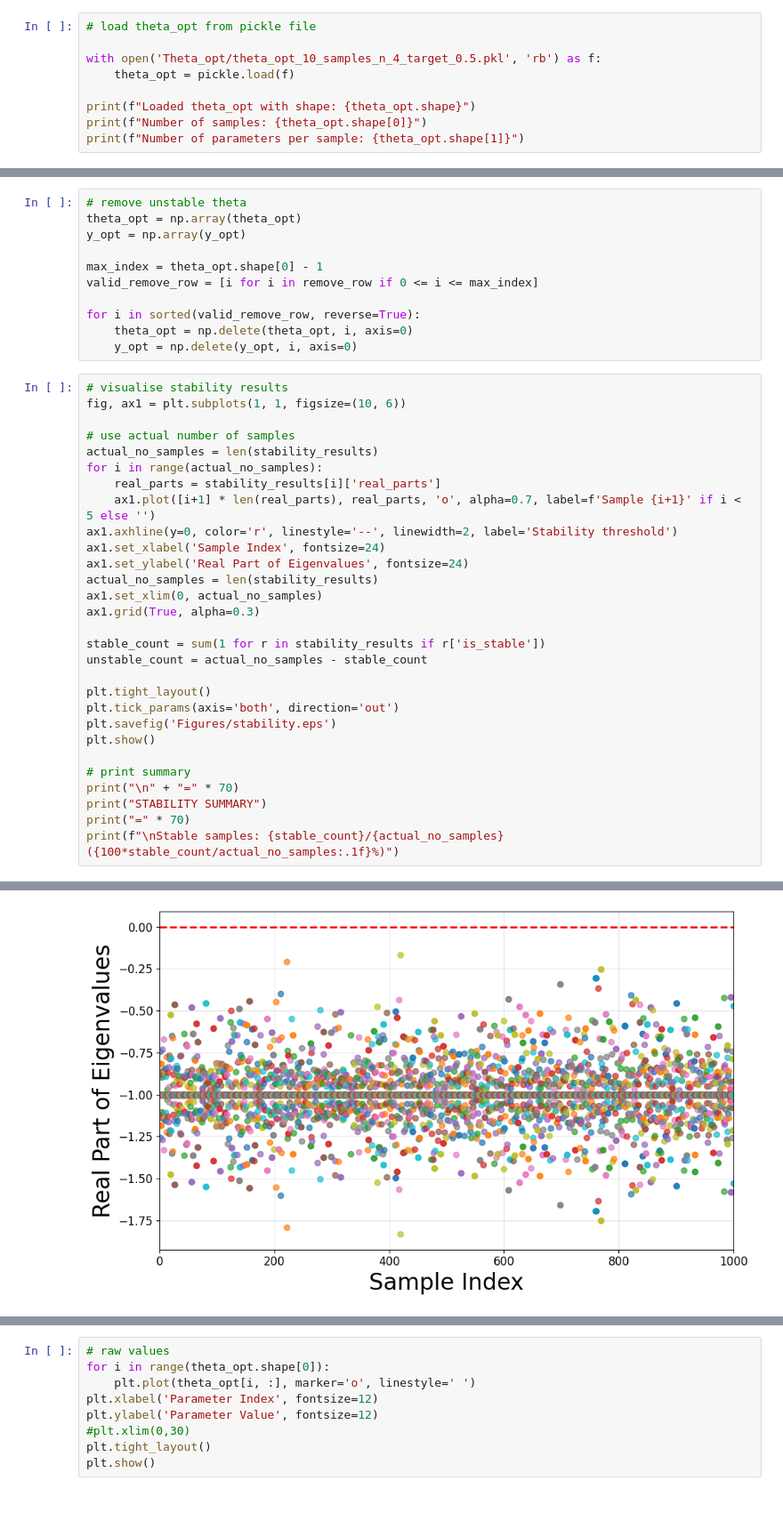
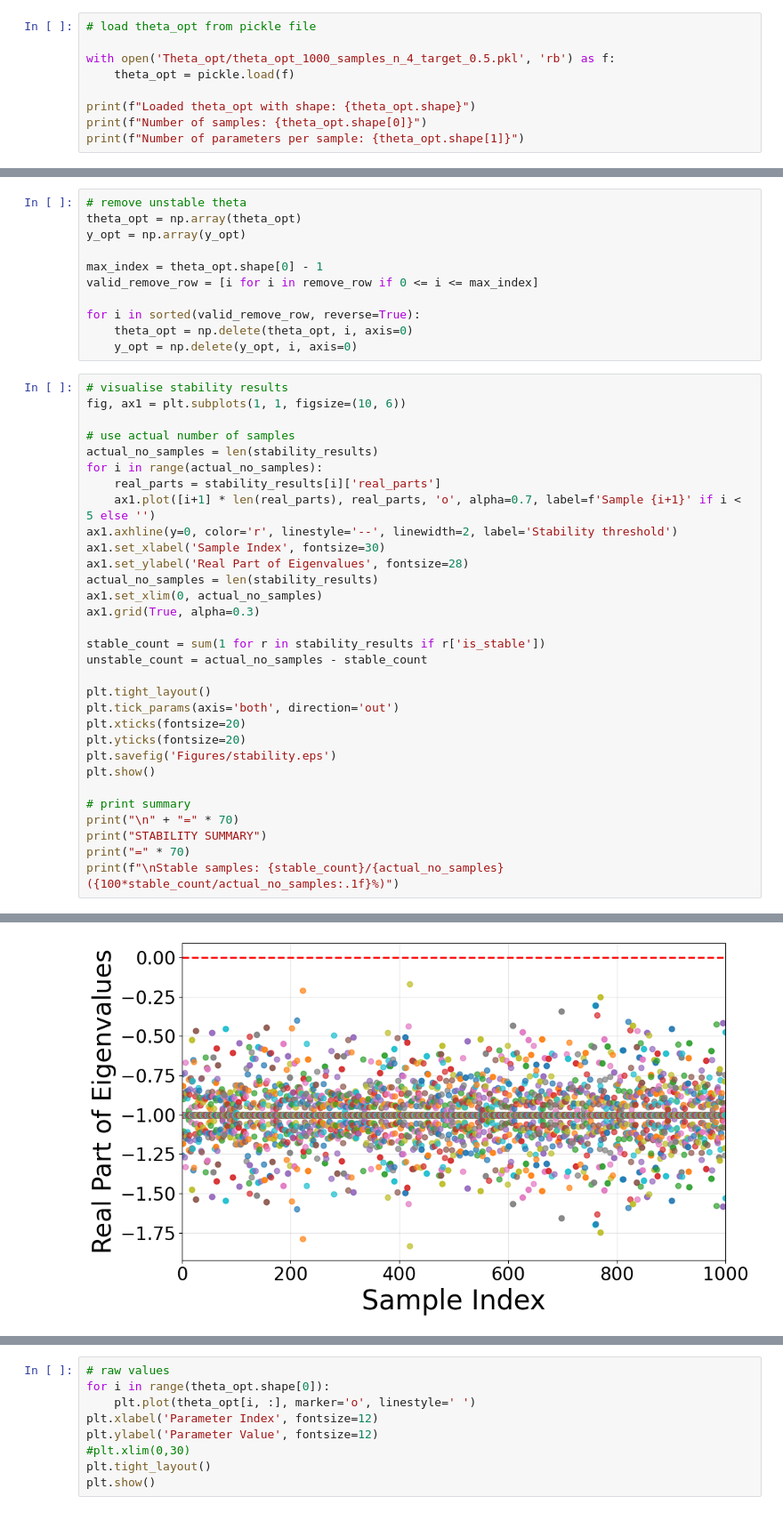
Before and after one commit to hizakim/4th_yr_project, a Jupyter notebook: TMR_1.ipynb, the cells around one changed output, grey strips where cells are left out. Shown at 89% size. Cells and saved outputs as stored; diff of their text form.

```diff
--- a/TMR_1.ipynb
+++ b/TMR_1.ipynb
@@ -612,7 +610,7 @@ def compute_stability(F, s_star, theta, x, m, tau=1.0):
 # %%
 # load theta_opt from pickle file
 
-with open('Theta_opt/theta_opt_10_samples_n_4_target_0.5.pkl', 'rb') as f:
+with open('Theta_opt/theta_opt_1000_samples_n_4_target_0.5.pkl', 'rb') as f:
     theta_opt = pickle.load(f)
 
 print(f"Loaded theta_opt with shape: {theta_opt.shape}")
@@ -702,35 +692,37 @@ for i in sorted(valid_remove_row, reverse=True):
 # %%
 # visualise stability results
 fig, ax1 = plt.subplots(1, 1, figsize=(10, 6))
 
 # use actual number of samples
 actual_no_samples = len(stability_results)
 for i in range(actual_no_samples):
     real_parts = stability_results[i]['real_parts']
     ax1.plot([i+1] * len(real_parts), real_parts, 'o', alpha=0.7, label=f'Sample {i+1}' if i < 5 else '')
 ax1.axhline(y=0, color='r', linestyle='--', linewidth=2, label='Stability threshold')
-ax1.set_xlabel('Sample Index', fontsize=24)
-ax1.set_ylabel('Real Part of Eigenvalues', fontsize=24)
+ax1.set_xlabel('Sample Index', fontsize=30)
+ax1.set_ylabel('Real Part of Eigenvalues', fontsize=28)
 actual_no_samples = len(stability_results)
 ax1.set_xlim(0, actual_no_samples)
 ax1.grid(True, alpha=0.3)
 
 stable_count = sum(1 for r in stability_results if r['is_stable'])
 unstable_count = actual_no_samples - stable_count
 
 plt.tight_layout()
 plt.tick_params(axis='both', direction='out')
+plt.xticks(fontsize=20)
+plt.yticks(fontsize=20)
 plt.savefig('Figures/stability.eps')
 plt.show()
 
 # print summary
 print("\n" + "=" * 70)
 print("STABILITY SUMMARY")
 print("=" * 70)
 print(f"\nStable samples: {stable_count}/{actual_no_samples} ({100*stable_count/actual_no_samples:.1f}%)")
 # %% [output]
 The PostScript backend does not support transparency; partially transparent artists will be rendered opaque.
-[figure, old version]
+[figure, new version]
 ======================================================================
 STABILITY SUMMARY
 ======================================================================
```
Also changed, not shown: parts of 6 cells of this notebook.
